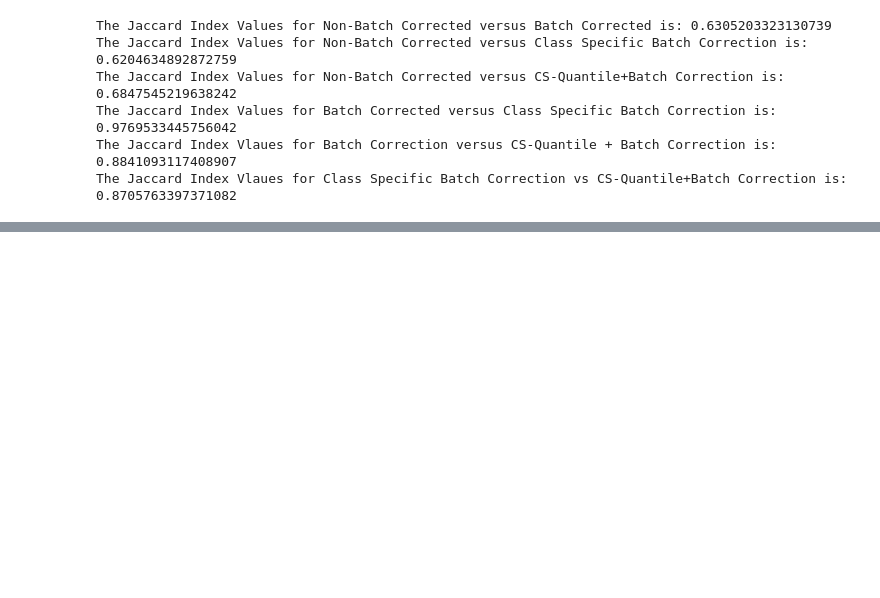
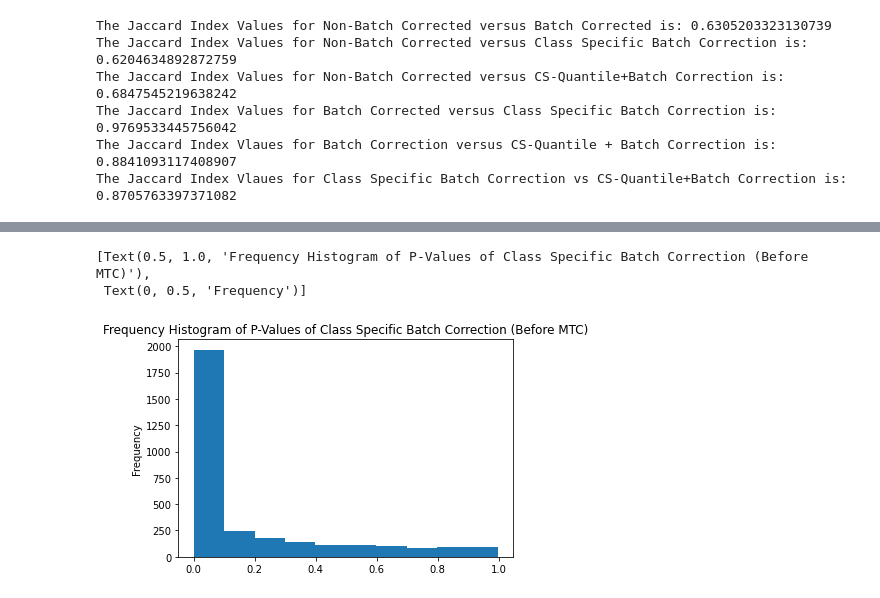
Before and after one commit to kaipengl/biodatascience, a Jupyter notebook: RCdataanalysis with quantile normalisation.ipynb, the cells around one changed output, grey strips where cells are left out. Cells and saved outputs as stored; diff of their text form; code cells hidden in the pictures; blank space fills up the shorter version.

```diff
--- a/RCdataanalysis with quantile normalisation.ipynb
+++ b/RCdataanalysis with quantile normalisation.ipynb
@@ -1554,0 +1453,7 @@ The Jaccard Index Vlaues for Class Specific Batch Correction vs CS-Quantile+Batc
+# %%
+plt.hist(ttest_pvalue_cs_bc, bins = 10)
+plt.gca().set(title = "Frequency Histogram of P-Values of Class Specific Batch Correction (Before MTC)", ylabel = "Frequency")
+# %% [output]
+[Text(0.5, 1.0, 'Frequency Histogram of P-Values of Class Specific Batch Correction (Before MTC)'),
+ Text(0, 0.5, 'Frequency')]
+[figure, added]
```
Also changed, not shown: parts of 43 cells of this notebook.
